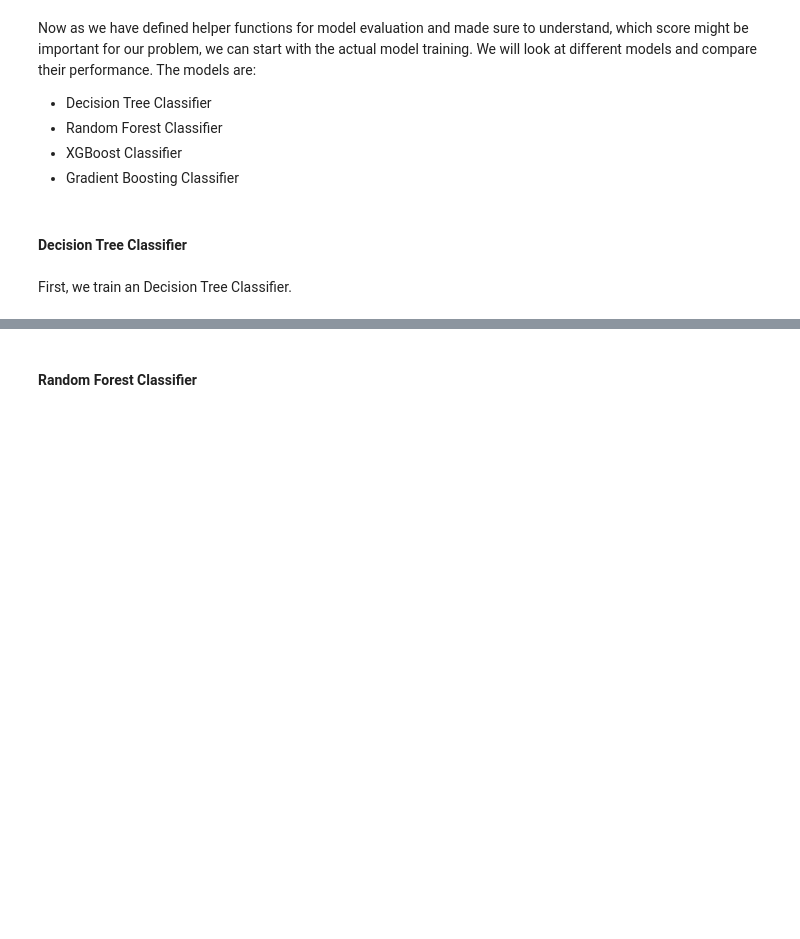
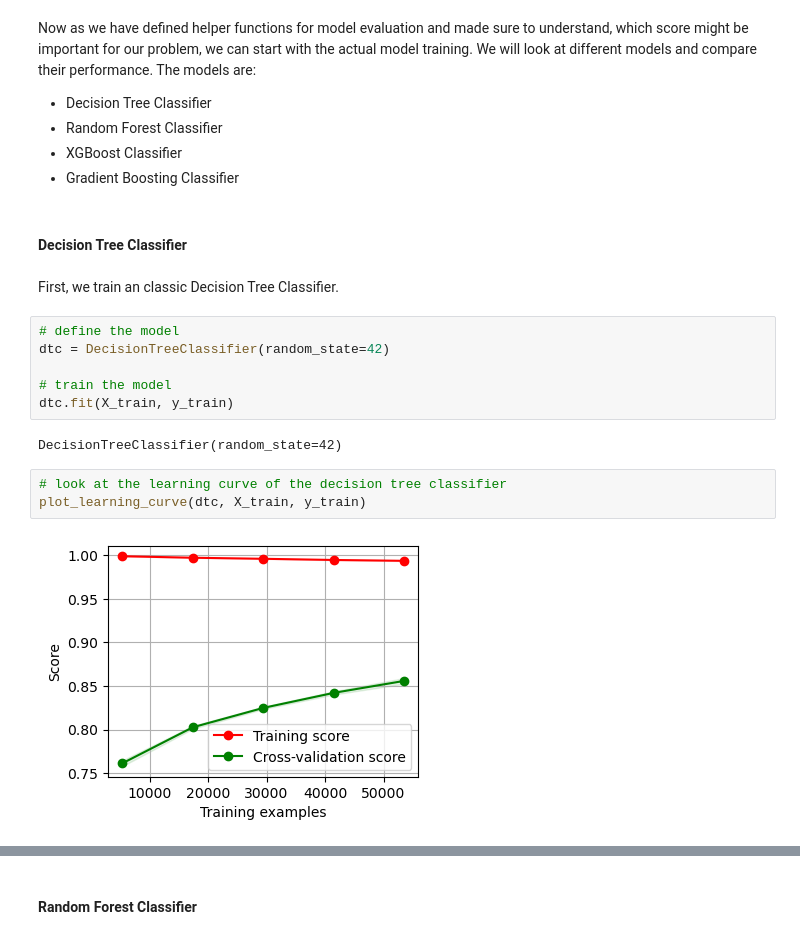
Before and after one commit to ahirsch-github/flight-price-prediction, a Jupyter notebook: flight-price-prediction.ipynb, the cells around one changed output, grey strips where cells are left out. Drawn from its saved outputs; the diff is of its cells as text; blank space fills up the shorter version.

```diff
--- a/flight-price-prediction.ipynb
+++ b/flight-price-prediction.ipynb
@@ -1530,4 +1523,17 @@ Now as we have defined helper functions for model evaluation and made sure to un
 # %% [markdown]
 #### Decision Tree Classifier ####
 # %% [markdown]
-First, we train an Decision Tree Classifier.
+First, we train an classic Decision Tree Classifier.
+# %%
+# define the model
+dtc = DecisionTreeClassifier(random_state=42)
+
+# train the model
+dtc.fit(X_train, y_train)
+# %% [output]
+DecisionTreeClassifier(random_state=42)
+# %%
+# look at the learning curve of the decision tree classifier
+plot_learning_curve(dtc, X_train, y_train)
+# %% [output]
+[figure, added]
```
Also changed, not shown: parts of 67 cells of this notebook.
